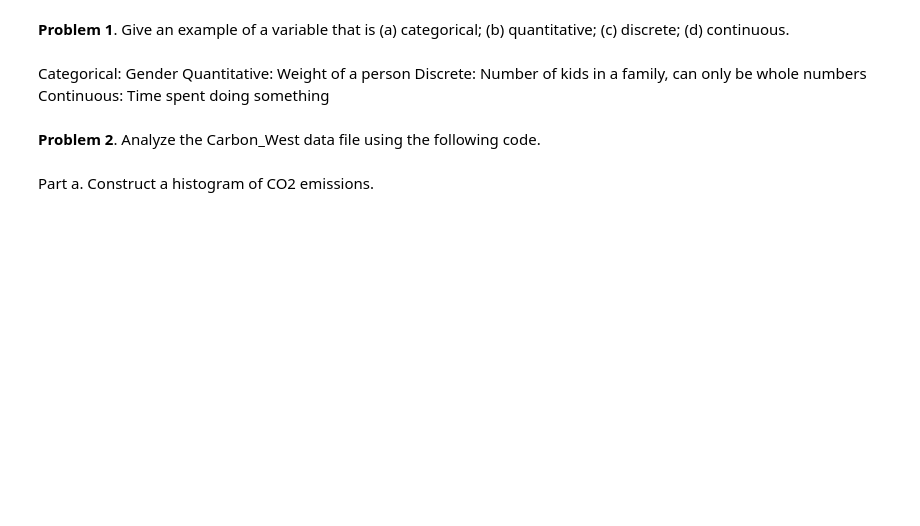
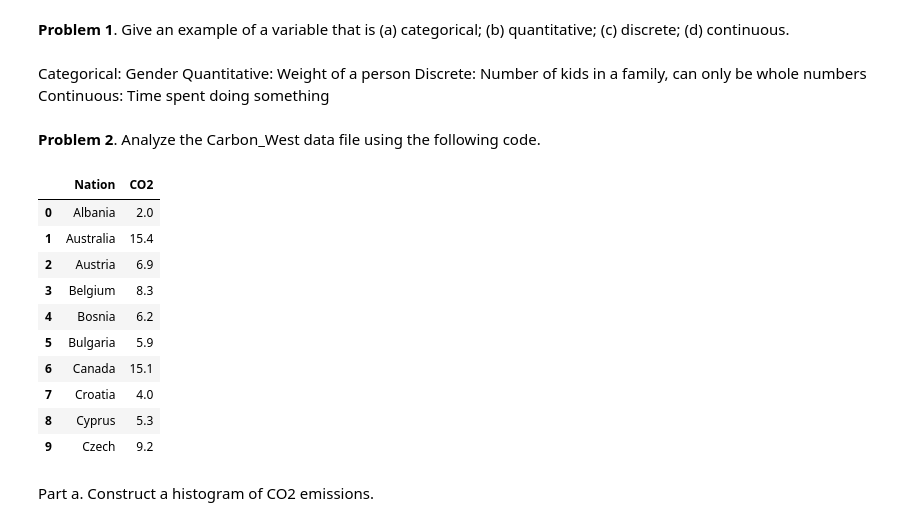
Before and after one commit to stat220/stat-220-hw1-Bretton24, a Jupyter notebook: Stat_220_HW1.ipynb, the cells around one changed output. Cells and saved outputs as stored; diff of their text form; code cells hidden in the pictures; blank space fills up the shorter version.

```diff
--- a/Stat_220_HW1.ipynb
+++ b/Stat_220_HW1.ipynb
@@ -12,11 +12,23 @@ Continuous: Time spent doing something
 # %%
 import pandas as pd
 import matplotlib.pyplot as plt
 import numpy as np
 from scipy.stats import pearsonr
 from sklearn.linear_model import LinearRegression
-carbon_west = pd.read_csv("https://stat4ds.rwth-aachen.de/data/Carbon_West.dat")
+carbon_west = pd.read_csv('https://stat4ds.rwth-aachen.de/data/Carbon_West.dat',sep="\\s+")
 carbon_west.head(10)
+# %% [output]
+|  | Nation | CO2 |
+| 0 | Albania | 2.0 |
+| 1 | Australia | 15.4 |
+| 2 | Austria | 6.9 |
+| 3 | Belgium | 8.3 |
+| 4 | Bosnia | 6.2 |
+| 5 | Bulgaria | 5.9 |
+| 6 | Canada | 15.1 |
+| 7 | Croatia | 4.0 |
+| 8 | Cyprus | 5.3 |
+| 9 | Czech | 9.2 |
 # %% [markdown]
 Part a. Construct a histogram of CO2 emissions.
 # %%
```
Also changed, not shown: parts of 12 cells of this notebook.
